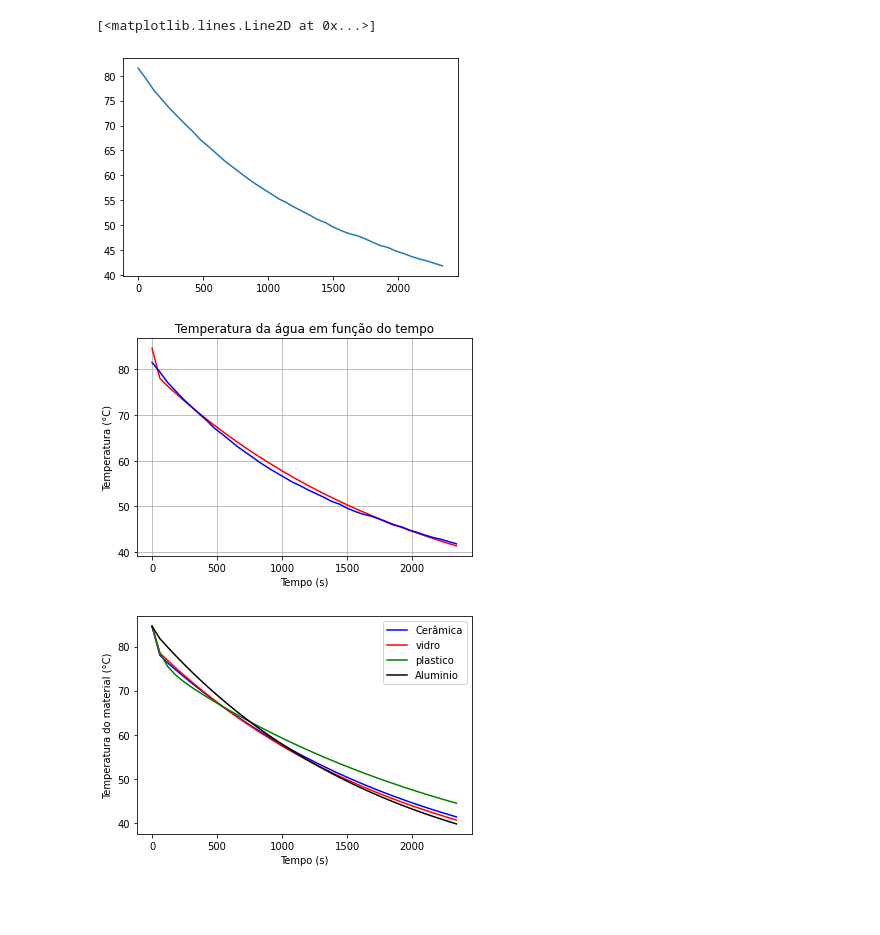
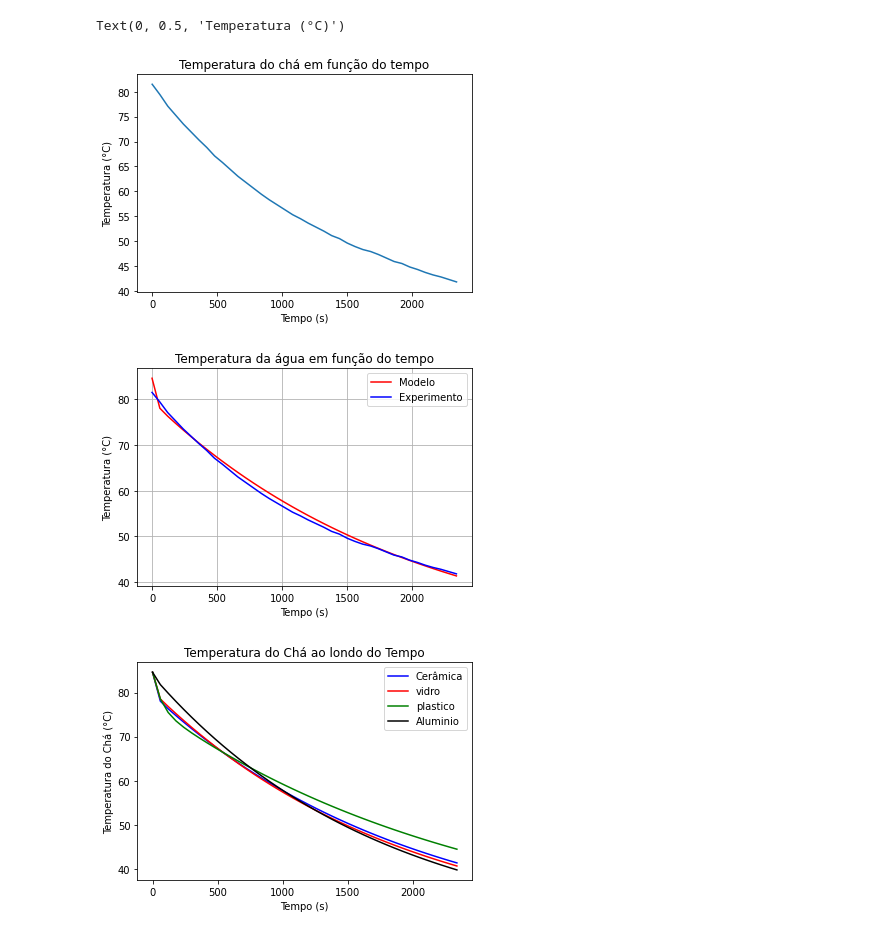
Before and after one commit to beatrizbzack/Proj2---Modsim, a Jupyter notebook: Projeto2.ipynb, the cells around one changed output. Saved outputs shown, nothing was run; the diff lists cells and outputs as text; code cells hidden in the pictures; blank space fills up the shorter version.

```diff
--- a/Projeto2.ipynb
+++ b/Projeto2.ipynb
@@ -7,15 +7,18 @@ import pandas as pd
 # %%
 arquivo = pd.read_excel("Proj2 - Experimento_dados.xlsx")
 arquivo.head()
 tagua_lista = list(arquivo['Tágua (oC)'])
 tagua_lista.pop(0)
 
 Trec_lista = list(arquivo['Txic (oC)'])
 lista_t_exp = np.arange(0,2400,60)
 plt.plot(lista_t_exp,tagua_lista)
+plt.title('Temperatura do chá em função do tempo')
+plt.xlabel('Tempo (s)')
+plt.ylabel('Temperatura (°C)')
 # %% [output]
-[<matplotlib.lines.Line2D at 0x...>]
+Text(0, 0.5, 'Temperatura (°C)')
-[figure, old version]
+[figure, new version]
 # %%
 #Dimensões do recipiente
 hi=9*1e-2
@@ -68,14 +71,15 @@ x = odeint(modelo, x_0, lista_t)
 Tr_lista = x[:,0]
 Tagua_lista = x[:, 1]
 # Gráficos
-plt.plot(lista_t, Tagua_lista-273.15,color='red')
-plt.plot(lista_t_exp,tagua_lista,color='blue')
+plt.plot(lista_t, Tagua_lista-273.15,color='red', label='Modelo')
+plt.plot(lista_t_exp,tagua_lista,color='blue',label='Experimento' )
 plt.title('Temperatura da água em função do tempo')
 plt.ylabel('Temperatura (°C)')
 plt.xlabel('Tempo (s)')
+plt.legend()
 plt.grid(True)
 plt.show()
 # %% [output]
-[figure, old version]
+[figure, new version]
 # %%
 # VARIÁVEIS DE RECIPIENTES
@@ -150,11 +152,12 @@ plt.plot(lista_t,Tagua_lista-273.15,color='blue',label='Cerâmica')
 plt.plot(lista_t, Tagua_lista_vidro-273.15,color='red',label='vidro')
 plt.plot(lista_t, Tagua_lista_plastico-273.15, color='green',label='plastico')
 plt.plot(lista_t, Tagua_lista_aluminio-273.15, color='black',label='Aluminio')
+plt.title('Temperatura do Chá ao londo do Tempo')
 plt.xlabel('Tempo (s)')
-plt.ylabel('Temperatura do material (°C)')
+plt.ylabel('Temperatura do Chá (°C)')
 plt.legend()
 plt.show()
 # %% [output]
-[figure, old version]
+[figure, new version]
 # %%
 #Assim podemos perceber que a mudança do materia n altera tanto a perda de calor assim podemos teorizar que a perda de maior importancia é para o ar.
```
Also changed, not shown: parts of 1 cell of this notebook, 2 other files.
